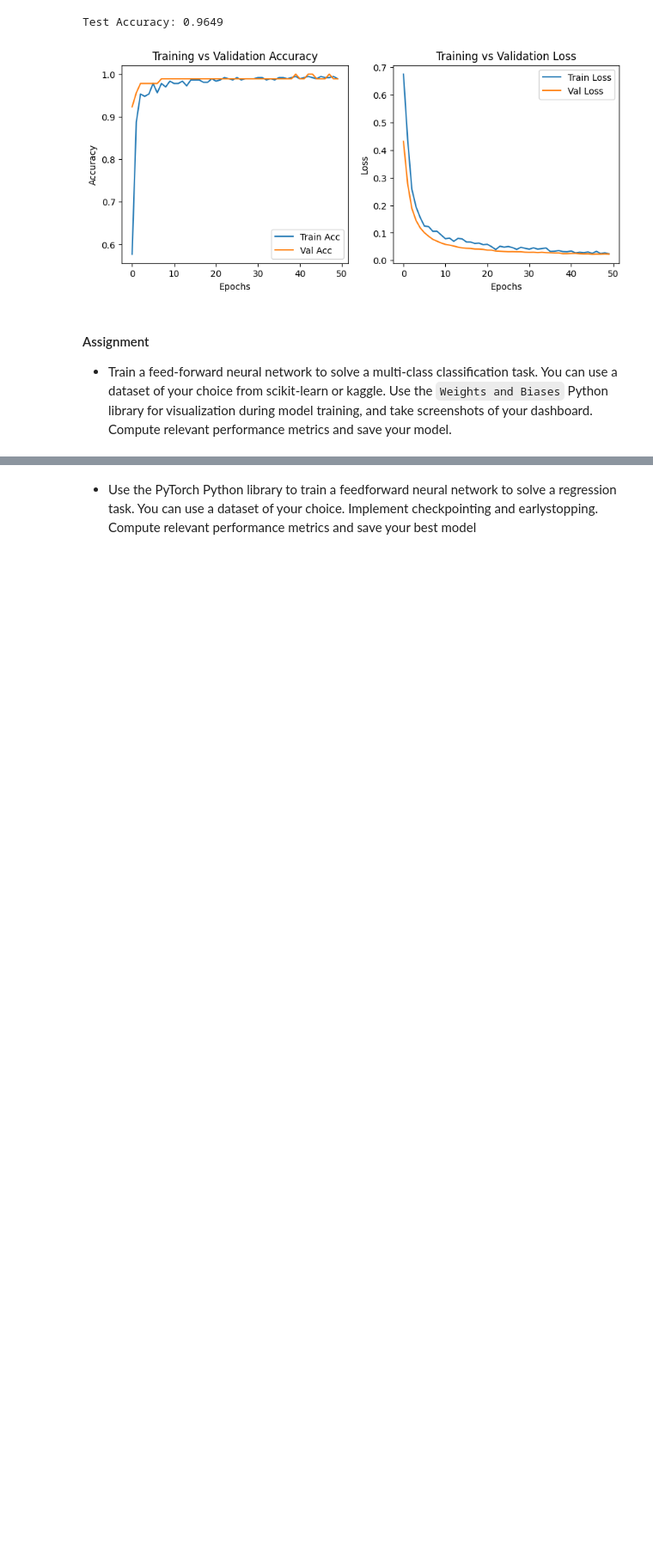
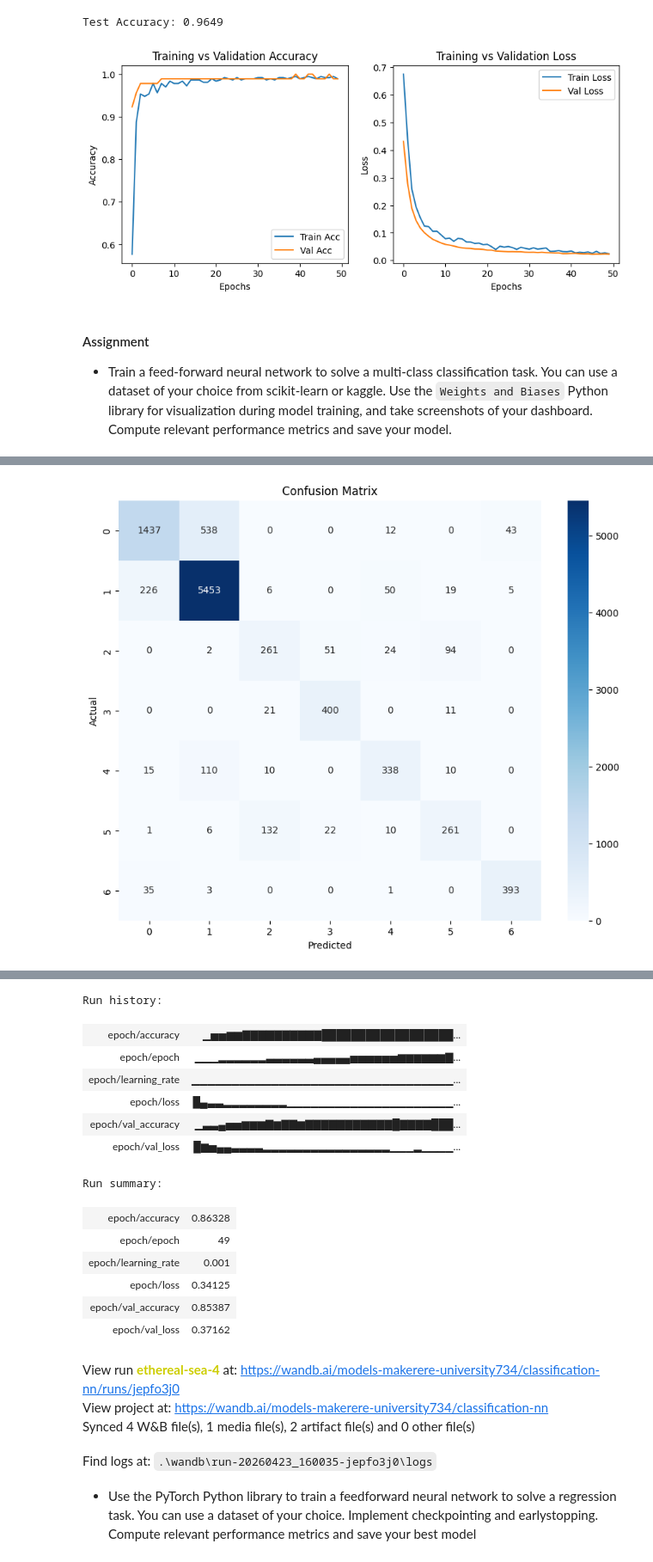
Before and after one commit to melissaviolet/Skill_growth_ds, a Jupyter notebook: Lab 7 - Intro to deep learning.ipynb, the cells around one changed output, grey strips where cells are left out. Shown at 86% size. Drawn from its saved outputs; the diff is of its cells as text; code cells hidden in the pictures; blank space fills up the shorter version.

Commit message:
Confusion matrix for metrics and succesafully interaction with W&B

```diff
--- a/Lab 7 - Intro to deep learning.ipynb
+++ b/Lab 7 - Intro to deep learning.ipynb
@@ -174,7 +173,7 @@ Synced 4 W&B file(s), 0 media file(s), 0 artifact file(s) and 0 other file(s)
 ... (8 outputs left out)
 # %%
 # Model definition
-model = keras.Sequential([
+model_nn = keras.Sequential([
     layers.Input(shape=(X_train.shape[1],)),
     keras.layers.Dense(16, activation='relu'),
     keras.layers.Dense(8, activation='relu'),
@@ -182,7 +181,7 @@ model = keras.Sequential([
 ])
 # %%
 # Model compilation
-model.compile(
+model_nn.compile(
     optimizer='adam',
     loss='sparse_categorical_crossentropy',
     metrics=['accuracy']
@@ -192,7 +191,7 @@ model.compile(
 
 from wandb.integration.keras import WandbMetricsLogger
 
-model.fit(
+model_nn.fit(
     X_train, y_train,
     epochs=50,
     validation_split=0.2,
@@ -219,8 +218,15 @@ Epoch 50/50
 <keras.src.callbacks.history.History at 0x...>
 # %%
+# Metrics of performance
+
+#overall accuracy
+test_loss, test_acc = model_nn.evaluate(X_test, y_test, verbose=0)
+print(f"\nTest Accuracy: {test_acc:.4f}")
+
+#Classification report
 from sklearn.metrics import accuracy_score, classification_report
 
-preds = model.predict(X)
+preds = model_nn.predict(X_test)
 preds = preds.argmax(axis=1)
 
-print(classification_report(y, preds))
+print(classification_report(y_test, preds))
@@ -226,0 +249,28 @@ print(classification_report(y, preds))
+# %%
+# Visualization of performance metrics
+
+from sklearn.metrics import confusion_matrix
+import seaborn as sns
+
+# local visualization
+cm = confusion_matrix(y_test, preds)
+plt.figure(figsize=(10, 8))
+sns.heatmap(cm, annot=True, fmt='d', cmap='Blues')
+plt.title('Confusion Matrix')
+plt.ylabel('Actual')
+plt.xlabel('Predicted')
+plt.show()
+
+# log to wandb
+wandb.log({
+    "confusion_matrix": wandb.plot.confusion_matrix(
+        probs=None,
+        y_true=y_test,
+        preds=preds,
+        class_names=[str(i) for i in range(10)]
+    )
+})
+
+wandb.finish()
+# %% [output]
+[figure, added]
@@ -227,2 +278,20 @@ print(classification_report(y, preds))
+Run history:
+| epoch/accuracy | ▁▅▅▆▆▇▇▇▇▇▇▇▇▇▇██████████████████... |
+| epoch/epoch | ▁▁▁▂▂▂▂▂▂▃▃▃▃▃▃▄▄▄▄▄▅▅▅▅▅▅▆▆▆▆▆▆▇... |
+| epoch/learning_rate | ▁▁▁▁▁▁▁▁▁▁▁▁▁▁▁▁▁▁▁▁▁▁▁▁▁▁▁▁▁▁▁▁▁... |
+| epoch/loss | █▄▃▃▂▂▂▂▂▂▂▂▁▁▁▁▁▁▁▁▁▁▁▁▁▁▁▁▁▁▁▁▁... |
+| epoch/val_accuracy | ▁▃▃▄▅▅▆▆▆▇▆▇▇▆▇▇▇▇▇▇▇▇▇▇▇█▇▇▇▇███... |
+| epoch/val_loss | █▆▅▄▄▃▃▃▃▂▂▂▂▂▂▂▂▂▂▂▂▂▂▂▂▁▁▁▂▁▁▁▁... |
+Run summary:
+| epoch/accuracy | 0.86328 |
+| epoch/epoch | 49 |
+| epoch/learning_rate | 0.001 |
+| epoch/loss | 0.34125 |
+| epoch/val_accuracy | 0.85387 |
+| epoch/val_loss | 0.37162 |
+View run ethereal-sea-4 at: https://wandb.ai/models-makerere-university734/classification-nn/runs/jepfo3j0
+View project at: https://wandb.ai/models-makerere-university734/classification-nn
+Synced 4 W&B file(s), 1 media file(s), 2 artifact file(s) and 0 other file(s)
+Find logs at: .\wandb\run-20260423_160035-jepfo3j0\logs
 # %% [markdown]
 - Use the PyTorch Python library to train a feedforward neural network to solve a regression task. You can use a dataset of your choice. Implement checkpointing and earlystopping. Compute relevant performance metrics and save your best model
```
Also changed, not shown: parts of 4 cells of this notebook, 24 other files.
